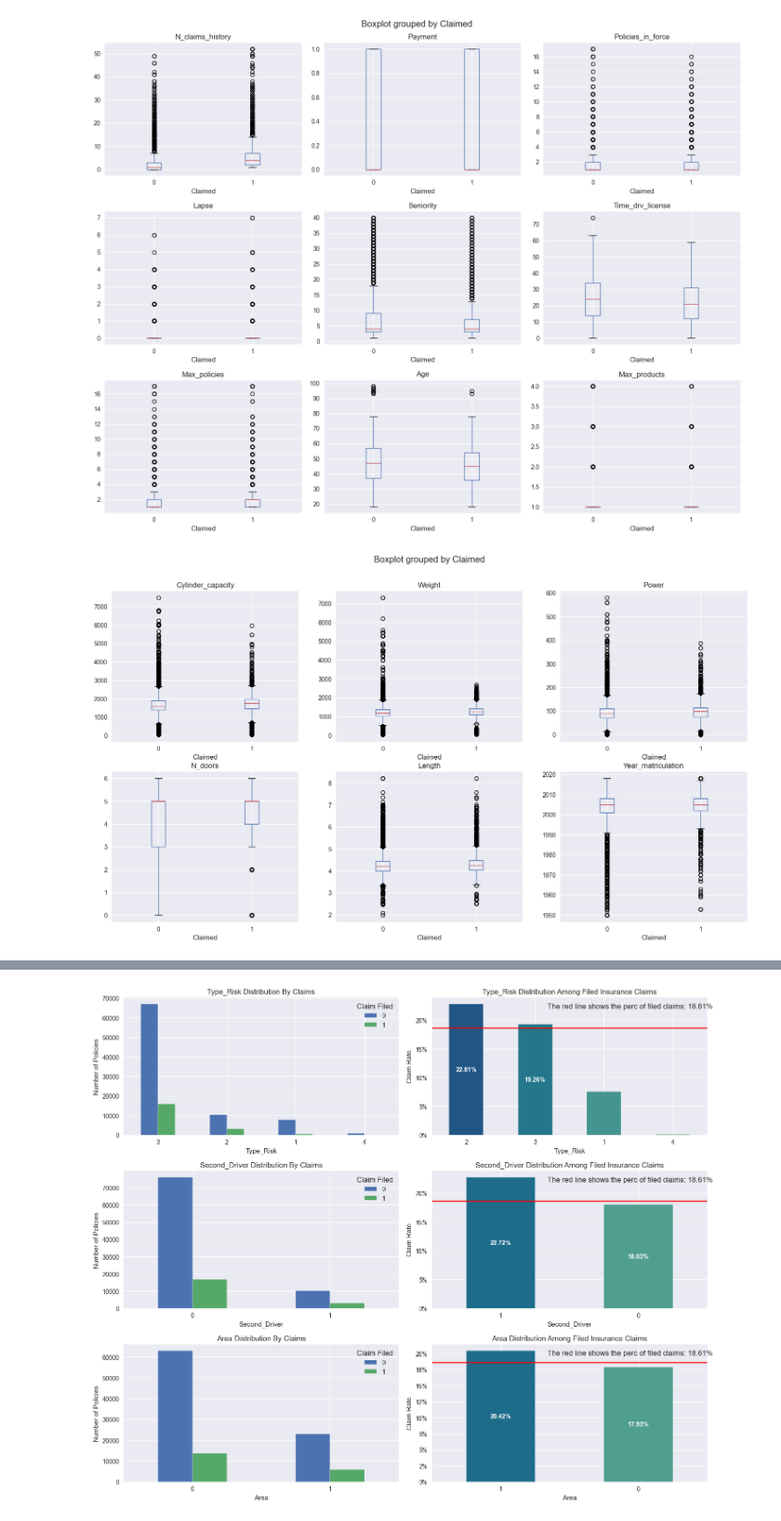
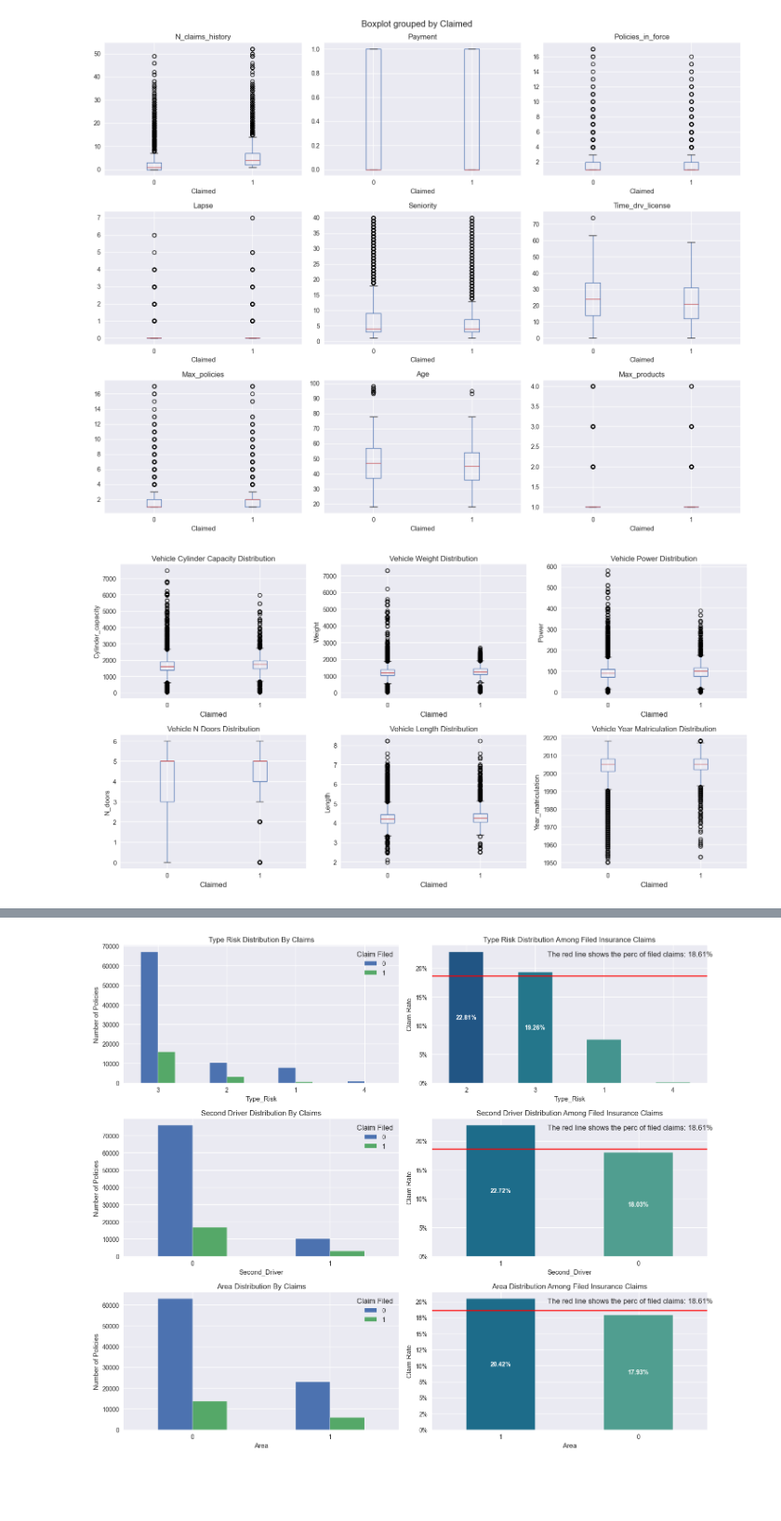
Before and after one commit to Clopes15/Portfolio_Versicherung, a Jupyter notebook: notebooks/pkw_versicherung_01.ipynb, the cells around one changed output, grey strips where cells are left out. Shown at 93% size. Cells and saved outputs as stored; diff of their text form; code cells hidden in the pictures; blank space fills up the shorter version.

```diff
--- a/notebooks/pkw_versicherung_01.ipynb
+++ b/notebooks/pkw_versicherung_01.ipynb
@@ -197,9 +211,11 @@ fig, ax = plt.subplots(ncols = 3, figsize=(15, 5))
 cols = ['Age', 'Time_drv_license', 'Seniority']
 
 for (i, col) in enumerate(cols):
-    sns.histplot(df_int[col], kde = True, ax=ax[i], color=sns.color_palette("crest")[2*i+1])
-    ax[i].set(title = '{} Distribution'.format(col).title(), xlabel = col, ylabel = 'Number of Policies')
+    sns.histplot(df_int[col], bins=30, kde = True, ax=ax[i], color=sns.color_palette("crest")[2*i+1])
+    ax[i].set(title = '{} Distribution'.format(col.replace('_', ' ')).title(), xlabel = col, ylabel = 'Number of Policies')
 
 plt.tight_layout()
-fig.savefig('graph_overview_continous.png')
+
+
+#data.groupby(key)[col].plot(kind='kde', ax=ax[i])
 # %% [output]
@@ -206,0 +223,14 @@ fig.savefig('graph_overview_continous.png')
+# %%
+fig, ax = plt.subplots(ncols = 3, figsize=(15, 5))
+
+cols = ['Age', 'Time_drv_license', 'Seniority']
+
+for (i, col) in enumerate(cols):
+    var_ct = pd.crosstab(index = df_int[col], columns = df_int['Claimed'])
+    var_ct[1].plot(kind = 'bar', color=sns.color_palette("crest")[2*i+1], ax = ax[i])
+    ax[i].set(title = '{} Distribution'.format(col.replace('_', ' ')).title(), xlabel = col, ylabel = 'Number of Policies')
+    ax[i].xaxis.set_major_locator(MultipleLocator(10))
+    ax[i].xaxis.set_tick_params(labelrotation=0)
+
+plt.tight_layout()
+fig.savefig('graph_overview_continous.png')
@@ -279,13 +317,18 @@ plt.tight_layout()
 # %% [output]
 [figure]
 # %%
-fig, ax = plt.subplots(nrows = 2, ncols = 3, figsize=(18, 10))
+fig, ax = plt.subplots(nrows = 2, ncols = 3, figsize=(15, 8))
 ax = ax.flatten()
 
 cols = ['Cylinder_capacity', 'Weight', 'Power', 'N_doors', 'Length', 'Year_matriculation']
 
 for i, col in enumerate(cols):
     df.boxplot(column=col, by='Claimed', ax=ax[i])
-    ax[i].set_title(col)
+    ax[i].set_title('Vehicle {} Distribution'.format(col.replace('_', ' ').title()))
+    ax[i].set_xlabel('Claimed', fontsize=12)
+    ax[i].set_ylabel(col)
+    plt.suptitle('')
+plt.tight_layout()
+fig.savefig('boxplot_vehicle_var.png')
 # %% [output]
-[figure, old version]
+[figure, new version]
```
Also changed, not shown: parts of 16 cells of this notebook, 4 other files.
